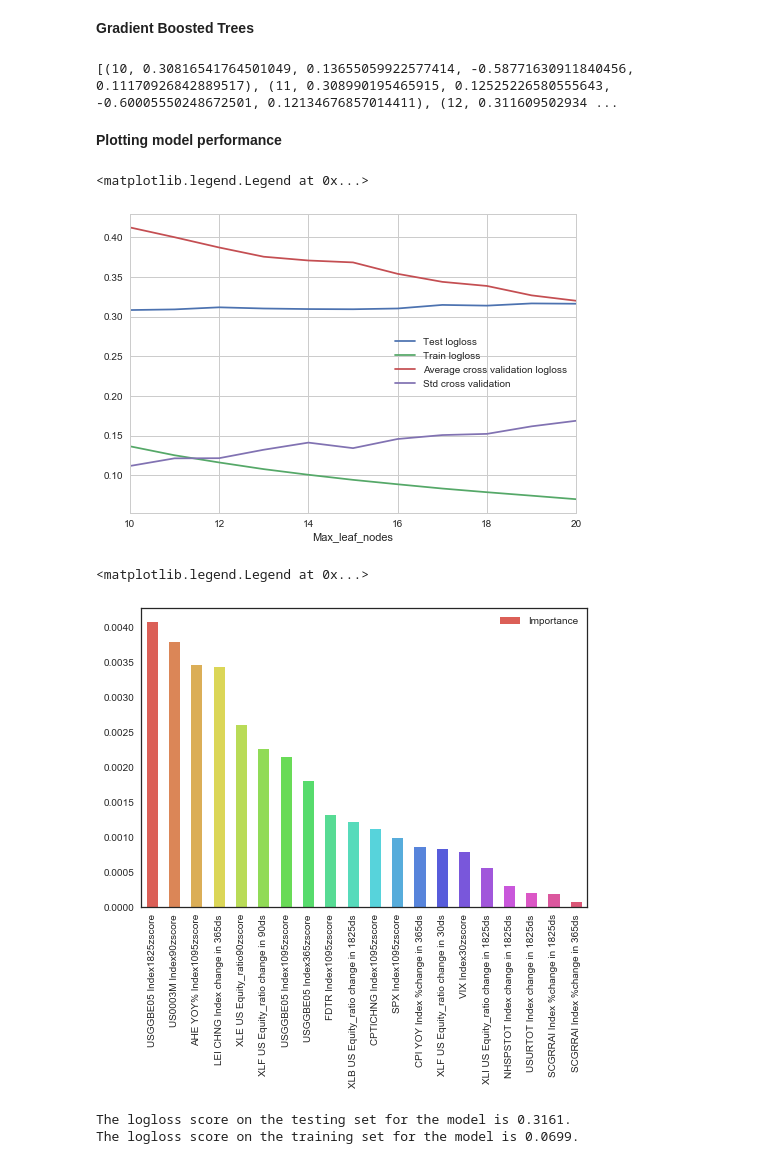
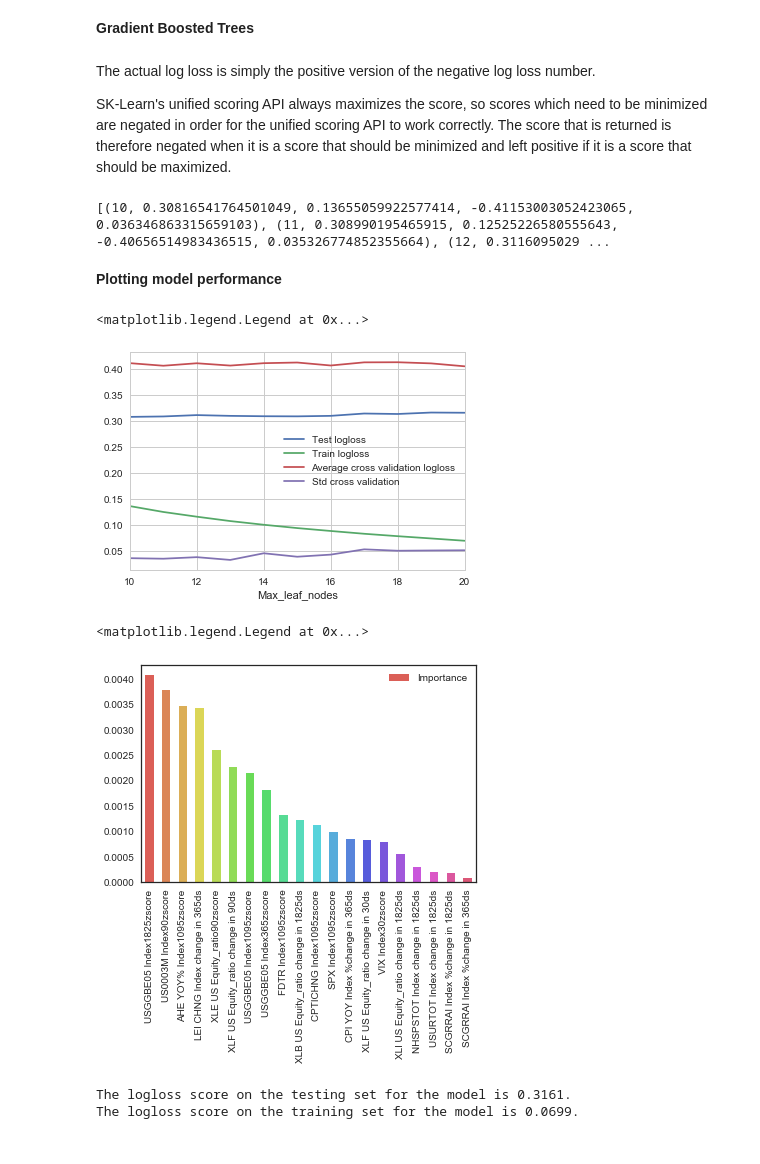
Before and after one commit to Son17/Data-Science-Projects, a Jupyter notebook: Predicting jump risk for US high yield 0218 v1.ipynb, the cells around one changed output. Saved outputs shown, nothing was run; the diff lists cells and outputs as text; code cells hidden in the pictures.

```diff
--- a/Predicting jump risk for US high yield 0218 v1.ipynb
+++ b/Predicting jump risk for US high yield 0218 v1.ipynb
@@ -164,5 +143,8 @@ data.head(2)
 # %%
 # Transform target variable into binary classification
+# Shift target feature by 30 days
+
+data['LF98OAS Index change in 30ds'] = data['LF98OAS Index change in 30ds'].shift(-30)
 
 data['Signal'] = [1 if i >= 0.3 else 0 for i in data['LF98OAS Index change in 30ds']]
 
@@ -279,6 +257,7 @@ X.head(2)
 from sklearn.ensemble import GradientBoostingClassifier
 from sklearn.metrics import log_loss
 from sklearn.model_selection import cross_val_score
+from sklearn.model_selection import TimeSeriesSplit
 
 # tuning the number of leaves
 group = []
@@ -291,29 +270,35 @@ for i in np.linspace(10,20,num=11):
 
     gbc.fit(X_train, y_train,sample_weight=wgt[:5301])
 
-    scores = cross_val_score(gbc, X_train, y_train, cv=5, scoring='neg_log_loss')
+    tscv = TimeSeriesSplit(n_splits=3)
+
+    scores = cross_val_score(gbc, X_train, y_train, cv=tscv, scoring='neg_log_loss')
     group.append((i, log_loss(y_test, gbc.predict_proba(X_test)[:,1]),
                   log_loss(y_train, gbc.predict_proba(X_train)[:,1]),
                   scores.mean(), scores.std()))
+# %% [markdown]
+The actual log loss is simply the positive version of the negative log loss number.
+
+SK-Learn's unified scoring API always maximizes the score, so scores which need to be minimized are negated in order for the unified scoring API to work correctly. The score that is returned is therefore negated when it is a score that should be minimized and left positive if it is a score that should be maximized.
 # %%
 print(group)
 # %% [output]
-[(10, 0.30816541764501049, 0.13655059922577414, -0.58771630911840456, 0.11170926842889517), (11, 0.308990195465915, 0.12525226580555643, -0.60005550248672501, 0.12134676857014411), (12, 0.311609502934 ...
+[(10, 0.30816541764501049, 0.13655059922577414, -0.41153003052423065, 0.036346863315659103), (11, 0.308990195465915, 0.12525226580555643, -0.40656514983436515, 0.035326774852355664), (12, 0.3116095029 ...
 # %% [markdown]
 **Plotting model performance**
 # %%
 sns.set_style("whitegrid")
 
 group_results = pd.DataFrame(data=group)
 group_results.columns = ['Max_leaf_nodes','Test logloss','Train logloss',
                          'Average cross validation logloss','Std cross validation']
 group_results = group_results.set_index('Max_leaf_nodes')
-group_results['Average cross validation logloss'] = group_results['Average cross validation logloss'] +1
+group_results['Average cross validation logloss'] = group_results['Average cross validation logloss'] * -1
 group_results.plot()
 plt.legend(loc = 'best')
 # %% [output]
 <matplotlib.legend.Legend at 0x...>
-[figure, old version]
+[figure, new version]
 # %%
 sns.set_style("white")
 
@@ -327,7 +312,7 @@ importances.sort_values(by='Importance', ascending=False).plot(kind='bar', rot=9
 plt.legend(loc = 'best')
 # %% [output]
 <matplotlib.legend.Legend at 0x...>
-[figure, old version]
+[figure, new version]
 # %%
 y_pred = gbc.predict_proba(X_test)
 y_pred = pd.DataFrame(y_pred, index = y_test.index)
```
Also changed, not shown: parts of 19 cells of this notebook.
